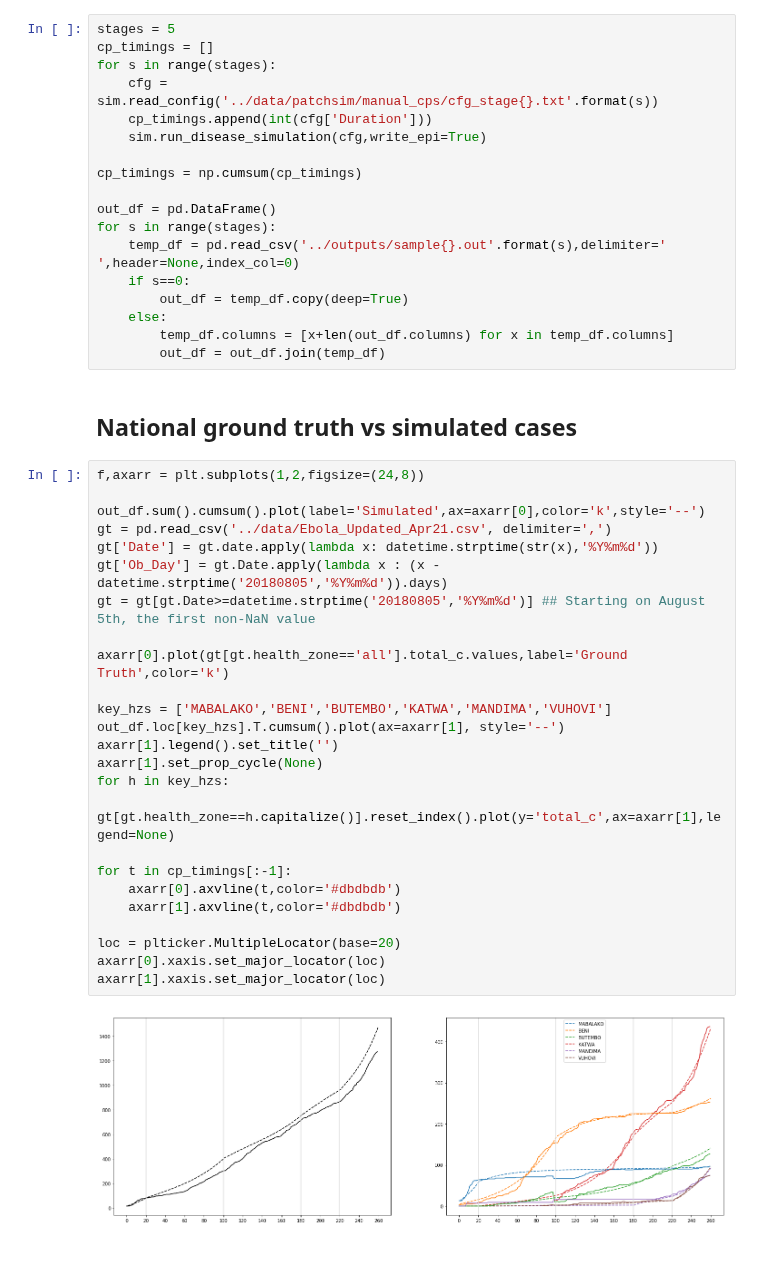
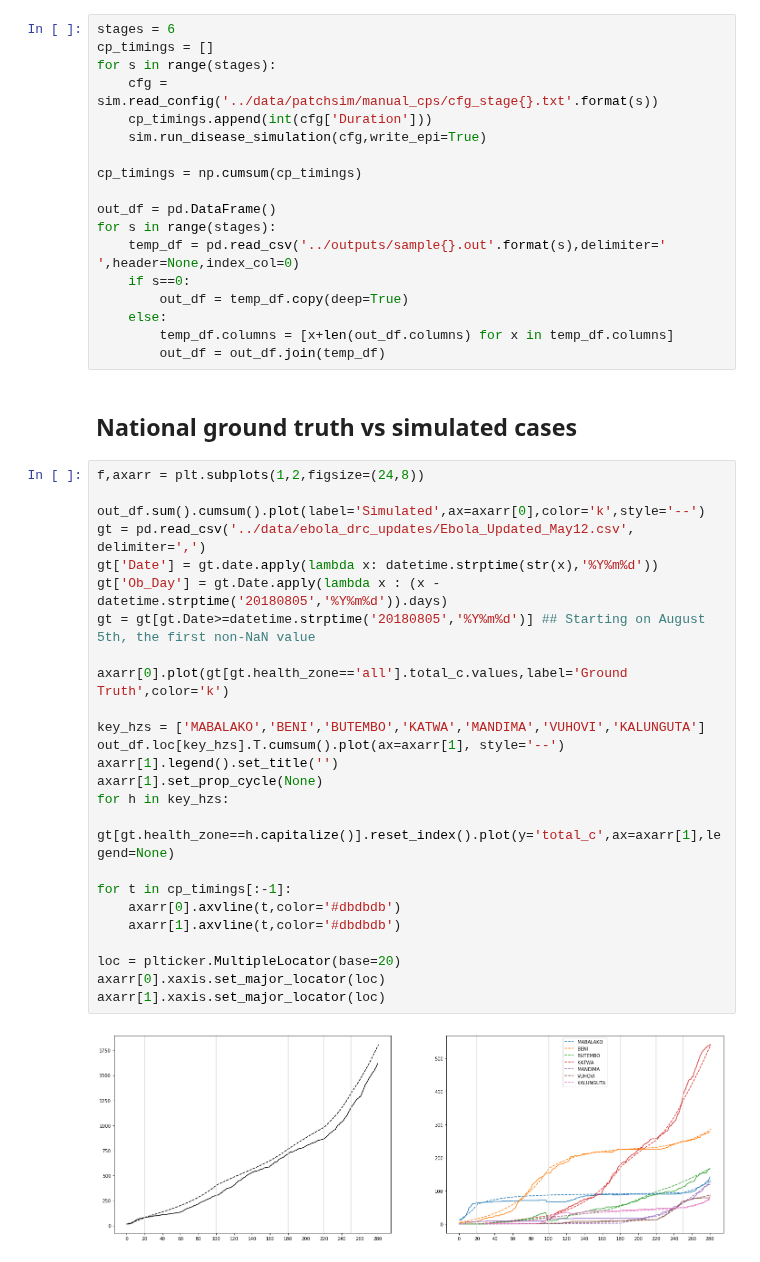
Before and after one commit to NSSAC/DRC_Ebola_2018, a Jupyter notebook: notebooks/manual_checkpointing.ipynb, the cells around one changed output. Cells and saved outputs as stored; diff of their text form.

```diff
--- a/notebooks/manual_checkpointing.ipynb
+++ b/notebooks/manual_checkpointing.ipynb
@@ -13,7 +13,7 @@ import matplotlib.pyplot as plt
 # %% [markdown]
 ## Running PatchSim
 # %%
-stages = 5
+stages = 6
 cp_timings = []
 for s in range(stages):
     cfg = sim.read_config('../data/patchsim/manual_cps/cfg_stage{}.txt'.format(s))
@@ -35,27 +35,27 @@ for s in range(stages):
 # %%
 f,axarr = plt.subplots(1,2,figsize=(24,8))
 
 out_df.sum().cumsum().plot(label='Simulated',ax=axarr[0],color='k',style='--')
-gt = pd.read_csv('../data/Ebola_Updated_Apr21.csv', delimiter=',')
+gt = pd.read_csv('../data/ebola_drc_updates/Ebola_Updated_May12.csv', delimiter=',')
 gt['Date'] = gt.date.apply(lambda x: datetime.strptime(str(x),'%Y%m%d'))
 gt['Ob_Day'] = gt.Date.apply(lambda x : (x - datetime.strptime('20180805','%Y%m%d')).days)
 gt = gt[gt.Date>=datetime.strptime('20180805','%Y%m%d')] ## Starting on August 5th, the first non-NaN value
 
 axarr[0].plot(gt[gt.health_zone=='all'].total_c.values,label='Ground Truth',color='k')
 
-key_hzs = ['MABALAKO','BENI','BUTEMBO','KATWA','MANDIMA','VUHOVI']
+key_hzs = ['MABALAKO','BENI','BUTEMBO','KATWA','MANDIMA','VUHOVI','KALUNGUTA']
 out_df.loc[key_hzs].T.cumsum().plot(ax=axarr[1], style='--')
 axarr[1].legend().set_title('')
 axarr[1].set_prop_cycle(None)
 for h in key_hzs:
     gt[gt.health_zone==h.capitalize()].reset_index().plot(y='total_c',ax=axarr[1],legend=None)
 
 for t in cp_timings[:-1]:
     axarr[0].axvline(t,color='#dbdbdb')
     axarr[1].axvline(t,color='#dbdbdb')
 
 loc = plticker.MultipleLocator(base=20)
 axarr[0].xaxis.set_major_locator(loc)
 axarr[1].xaxis.set_major_locator(loc)
 # %% [output]
-[figure, old version]
+[figure, new version]
```
Also changed, not shown: 29 other files.
